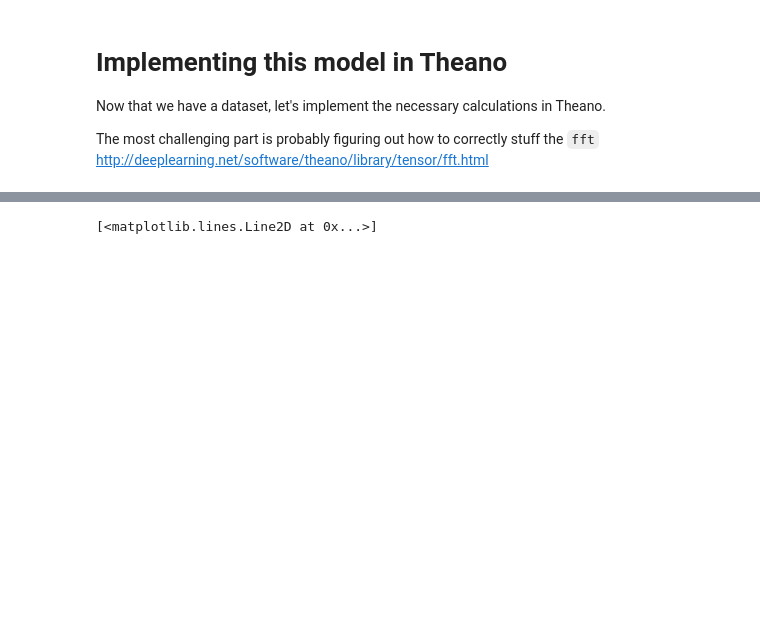
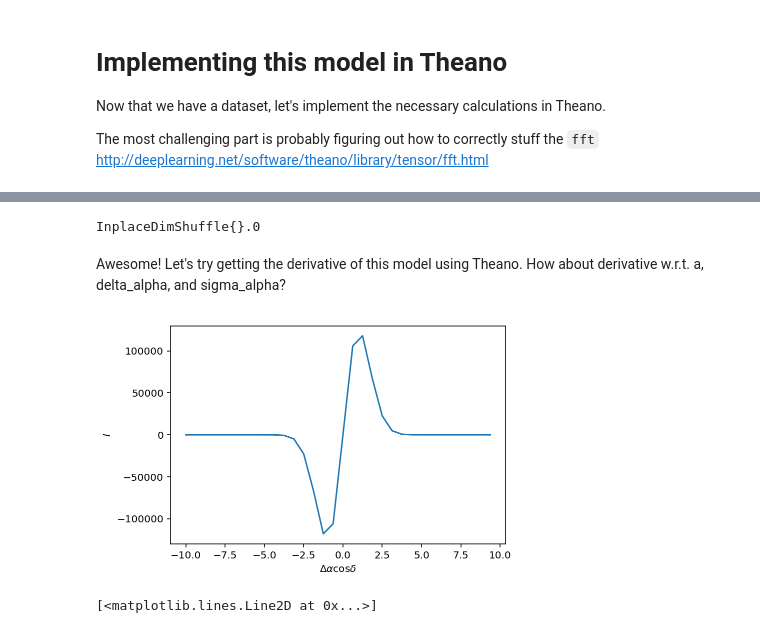
Before and after one commit to iancze/million-points-of-light, a Jupyter notebook: notebooks/Vis1DPyMC3.ipynb, the cells around one changed output, grey strips where cells are left out. Cells and saved outputs as stored; diff of their text form; code cells hidden in the pictures; blank space fills up the shorter version.

Commit message:
got the derivative of sky model working.

```diff
--- a/notebooks/Vis1DPyMC3.ipynb
+++ b/notebooks/Vis1DPyMC3.ipynb
@@ -124,3 +124,19 @@ ax[1,1].plot(freqs, 180 / np.pi * np.angle(data))
 Now that we have a dataset, let's implement the necessary calculations in Theano.
 
 The most challenging part is probably figuring out how to correctly stuff the `fft` http://deeplearning.net/software/theano/library/tensor/fft.html
+# %%
+# Implement the sky-plane model in Theano
+
+# a : amplitude
+# delta_alpha : offset (in radians)
+# sigma_alpha : width (in radians)
+
+# create imput alphas
+alpha = tt.vector("alpha")
+a = tt.scalar("a")
+delta_alpha = tt.scalar("delta_alpha")
+sigma_alpha = tt.scalar("sigma_alpha")
+
+I = a * tt.exp(-(alpha - delta_alpha)**2/(2 * sigma_alpha**2))
+
+sky_model = theano.function([alpha, a, delta_alpha, sigma_alpha], I)
@@ -126,0 +147,14 @@ The most challenging part is probably figuring out how to correctly stuff the `f
+# %%
+# Let's plot this up and see what it looks like
+N_alpha = 32
+img_radius = 10.0 * arcsec
+
+# full span of the image
+ras = fftspace(img_radius, N_alpha) # [arcsec]
+
+# fill out an image
+ys = sky_model(ras, 1, 0.0, 1.0*arcsec)
+
+plt.plot(ras/arcsec, ys)
+plt.xlabel(r"$\Delta \alpha \cos \delta$");
+plt.ylabel(r"$I$");
@@ -126,0 +163,6 @@ The most challenging part is probably figuring out how to correctly stuff the `f
+# %%
+tt.grad(I[0], delta_alpha)
+# %% [output]
+InplaceDimShuffle{}.0
+# %% [markdown]
+Awesome! Let's try getting the derivative of this model using Theano. How about derivative w.r.t. a, delta_alpha, and sigma_alpha?
@@ -127,3 +174,17 @@ The most challenging part is probably figuring out how to correctly stuff the `f
+# %%
+J, updates = theano.scan(lambda i, I, delta_alpha : tt.grad(I[i], delta_alpha), \
+                         sequences=tt.arange(I.shape[0]), non_sequences=[I, delta_alpha])
+
+f = theano.function([alpha, a, delta_alpha, sigma_alpha], J, updates=updates)
+# %%
+# fill out an image
+dys = f(ras, 1, 0.0, 1.0*arcsec)
+
+plt.plot(ras/arcsec, dys)
+plt.xlabel(r"$\Delta \alpha \cos \delta$");
+plt.ylabel(r"$I$");
+# %% [output]
+[figure, added]
 # %%
 def rfft_to_full(rfft_out):
     '''
```
Also changed, not shown: parts of 5 cells of this notebook.
